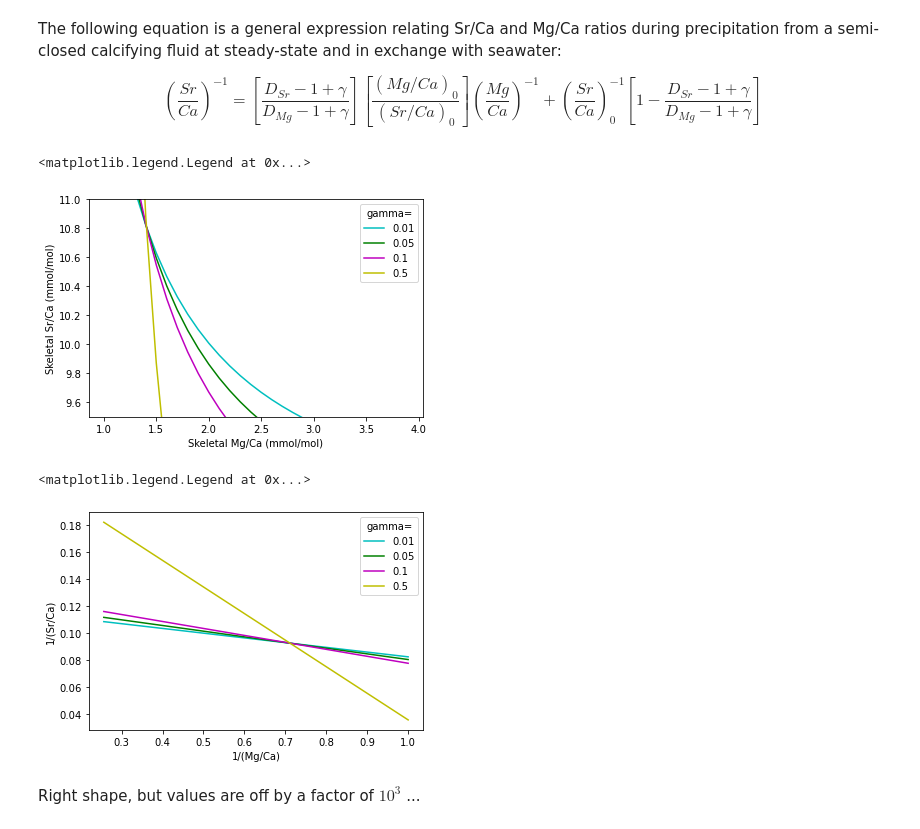
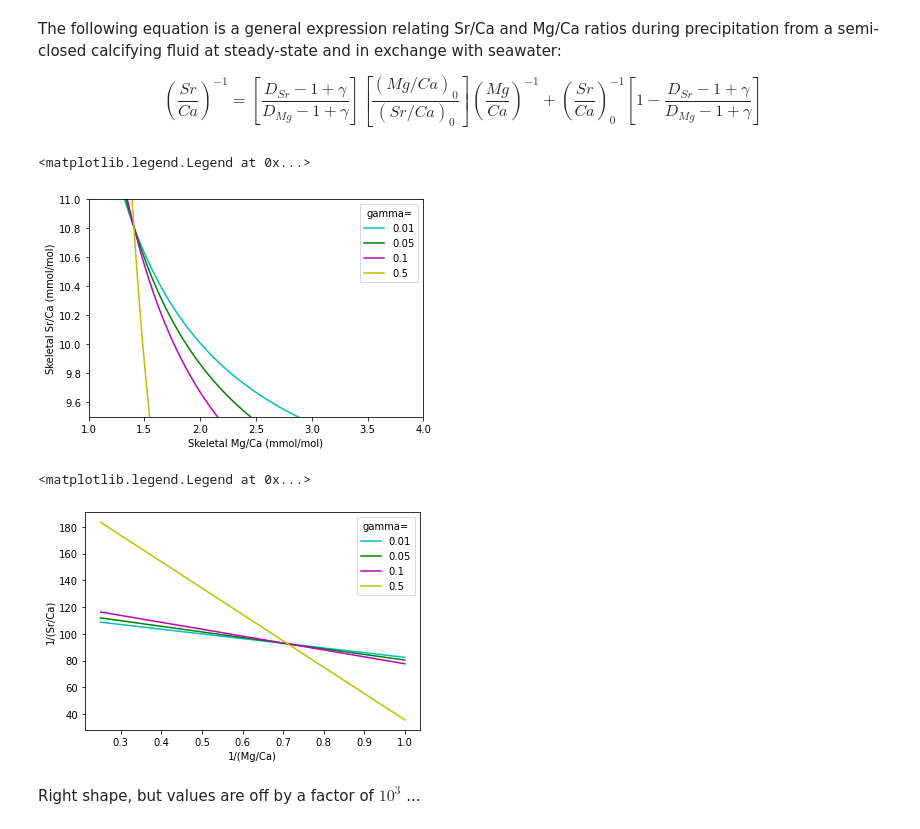
Before and after one commit to MadisonEast/Calcification-Models, a Jupyter notebook: Gagnon2012_steady_state_model/Gagnon2012_SteadyStateModel.ipynb, the cells around one changed output. Drawn from its saved outputs; the diff is of its cells as text; code cells hidden in the pictures.

```diff
--- a/Gagnon2012_steady_state_model/Gagnon2012_SteadyStateModel.ipynb
+++ b/Gagnon2012_steady_state_model/Gagnon2012_SteadyStateModel.ipynb
@@ -60,11 +60,11 @@ def FluxParSrCaEqu(Dsr, gamma, SrCa_0, SrCa_coral):
 
 Dsr = 1.257 # strontium partition coefficient
 
-SrCa_sw = 8.6 # mmol/mol
+SrCa_sw = 8.6e-3 # mol/mol
 SrCa_0 = Dsr * SrCa_sw
 
 #gamma01 = 0.01
 
-SrCa_coral = np.arange(0.001,12,0.01)
+SrCa_coral = np.linspace(1e-6, 12e-3, 100)
 # %%
 
@@ -100,10 +99,10 @@ def FluxParMgCaEqu(Dmg, gamma, MgCa_0, MgCa_coral):
 
 Dmg = 0.000274 # magnesium partition coefficient
 
-MgCa_sw = 5131 # mmol/mol
+MgCa_sw = 5131e-3 # mmol/mol
 MgCa_0 = Dmg * MgCa_sw
 
 #gamma01 = 0.01
 
-MgCa_coral = np.arange(1,100000,0.1)
+MgCa_coral = np.linspace(1e-3,12e-3,100)
 # %%
@@ -145,36 +144,36 @@ def SrCaEqu(Dsr, gamma, Dmg, MgCa_0, SrCa_0, MgCa_coral):
 Dsr = 1.257 # strontium partition coefficient
 Dmg = 0.000274 # magnesium partition coefficient
 
-SrCa_sw = 8.6 # mmol/mol
+SrCa_sw = 8.6e-3 # mol/mol
 SrCa_0 = Dsr * SrCa_sw
-#SrCa_coral = np.arange(0.001,12,0.01)
+# SrCa_coral = np.linspace(8, 10.8,100)
 
-MgCa_sw = 5131 # mmol/mol
+MgCa_sw = 5.131 # mol/mol
 MgCa_0 = Dmg * MgCa_sw
-MgCa_coral = np.arange(1,4,0.1)
+MgCa_coral = np.linspace(1e-3,4e-3,100)
 # %%
-x = MgCa_coral
+x = MgCa_coral * 1e3
 
-plt.plot(x, SrCaEqu(Dsr, 0.01, Dmg, MgCa_0, SrCa_0, MgCa_coral), alpha=1, color='c', label='0.01')
-plt.plot(x, SrCaEqu(Dsr, 0.05, Dmg, MgCa_0, SrCa_0, MgCa_coral), alpha=1, color='g', label='0.05')
-plt.plot(x, SrCaEqu(Dsr, 0.1, Dmg, MgCa_0, SrCa_0, MgCa_coral), alpha=1, color='m', label='0.1')
-plt.plot(x, SrCaEqu(Dsr, 0.5, Dmg, MgCa_0, SrCa_0, MgCa_coral), alpha=1, color='y', label='0.5')
+plt.plot(x, 1e3 * SrCaEqu(Dsr, 0.01, Dmg, MgCa_0, SrCa_0, MgCa_coral), alpha=1, color='c', label='0.01')
+plt.plot(x, 1e3 * SrCaEqu(Dsr, 0.05, Dmg, MgCa_0, SrCa_0, MgCa_coral), alpha=1, color='g', label='0.05')
+plt.plot(x, 1e3 * SrCaEqu(Dsr, 0.1, Dmg, MgCa_0, SrCa_0, MgCa_coral), alpha=1, color='m', label='0.1')
+plt.plot(x, 1e3 * SrCaEqu(Dsr, 0.5, Dmg, MgCa_0, SrCa_0, MgCa_coral), alpha=1, color='y', label='0.5')
 
 #plt.xscale('log')
-#plt.xlim(1,4)
+plt.xlim(1,4)
 plt.ylim(9.5,11)
 plt.xlabel('Skeletal Mg/Ca (mmol/mol)')
 plt.ylabel('Skeletal Sr/Ca (mmol/mol)')
 plt.legend(title="gamma=")
 # %% [output]
 <matplotlib.legend.Legend at 0x...>
-[figure, old version]
+[figure, new version]
 # %%
 ## Trying to plot the inverse curve by simply taking the inverse while plotting
 
-x = MgCa_coral
+x = MgCa_coral * 1e3
 
-plt.plot(1/x,(1/(SrCaEqu(Dsr, 0.01, Dmg, MgCa_0, SrCa_0, MgCa_coral))), alpha=1, color='c', label='0.01')
+plt.plot(1/x, (1/(SrCaEqu(Dsr, 0.01, Dmg, MgCa_0, SrCa_0, MgCa_coral))), alpha=1, color='c', label='0.01')
 plt.plot(1/x, (1/(SrCaEqu(Dsr, 0.05, Dmg, MgCa_0, SrCa_0, MgCa_coral))), alpha=1, color='g', label='0.05')
 plt.plot(1/x, (1/(SrCaEqu(Dsr, 0.1, Dmg, MgCa_0, SrCa_0, MgCa_coral))), alpha=1, color='m', label='0.1')
 plt.plot(1/x, (1/(SrCaEqu(Dsr, 0.5, Dmg, MgCa_0, SrCa_0, MgCa_coral))), alpha=1, color='y', label='0.5')
@@ -187,7 +186,7 @@ plt.ylabel('1/(Sr/Ca)')
 plt.legend(title="gamma=")
 # %% [output]
 <matplotlib.legend.Legend at 0x...>
-[figure, old version]
+[figure, new version]
 # %% [markdown]
 Right shape, but values are off by a factor of $10^{3}$ ...
 # %%
```
Also changed, not shown: parts of 4 cells of this notebook, 2 other files.
